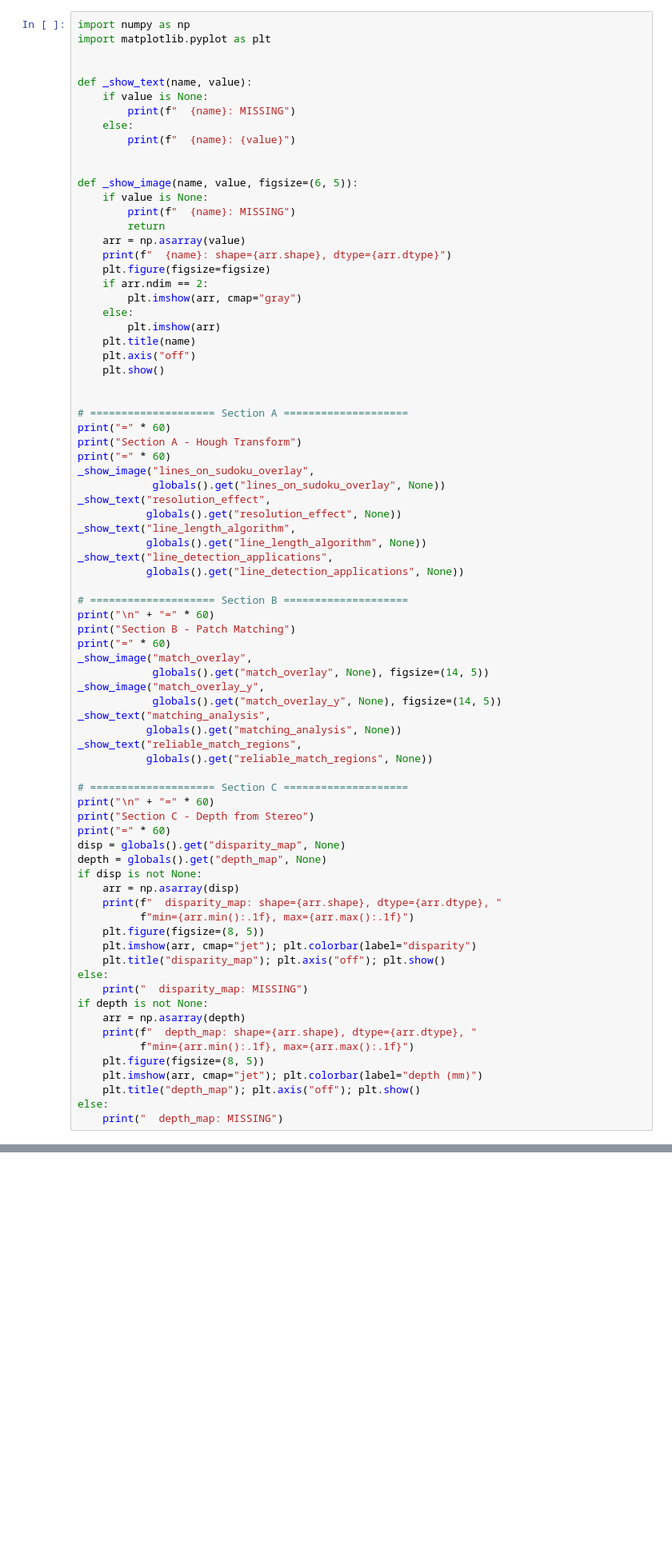
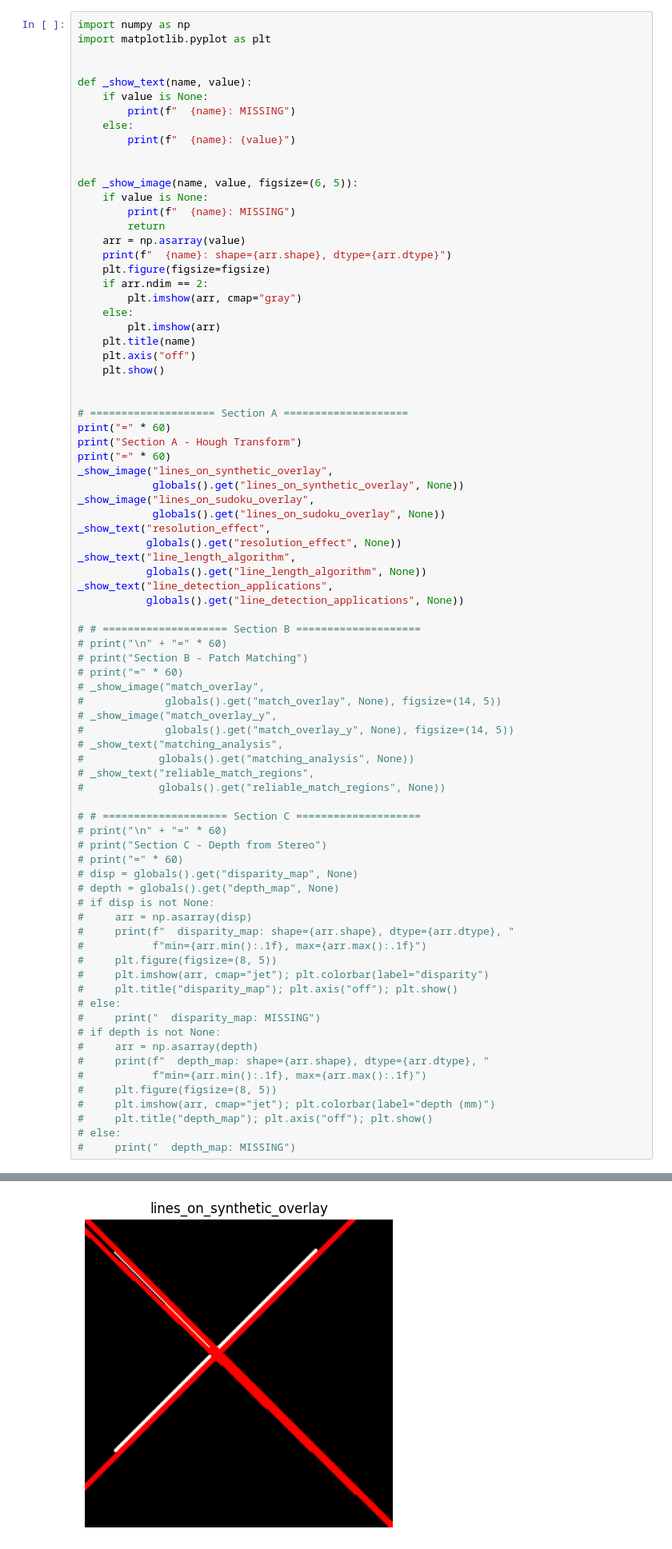
Before and after one commit to shaytanne/runi-cv-hw, a Jupyter notebook: hw2/hw2_ID_ID.ipynb, the cells around one changed output, grey strips where cells are left out. Shown at 80% size. Drawn from its saved outputs; the diff is of its cells as text; blank space fills up the shorter version.

```diff
--- a/hw2/hw2_ID_ID.ipynb
+++ b/hw2/hw2_ID_ID.ipynb
@@ -527,6 +653,8 @@ def _show_image(name, value, figsize=(6, 5)):
 print("=" * 60)
 print("Section A - Hough Transform")
 print("=" * 60)
+_show_image("lines_on_synthetic_overlay",
+            globals().get("lines_on_synthetic_overlay", None))
 _show_image("lines_on_sudoku_overlay",
             globals().get("lines_on_sudoku_overlay", None))
 _show_text("resolution_effect",
@@ -536,40 +664,41 @@ _show_text("line_length_algorithm",
 _show_text("line_detection_applications",
            globals().get("line_detection_applications", None))
 
-# ==================== Section B ====================
-print("\n" + "=" * 60)
-print("Section B - Patch Matching")
-print("=" * 60)
-_show_image("match_overlay",
-            globals().get("match_overlay", None), figsize=(14, 5))
-_show_image("match_overlay_y",
-            globals().get("match_overlay_y", None), figsize=(14, 5))
-_show_text("matching_analysis",
-           globals().get("matching_analysis", None))
-_show_text("reliable_match_regions",
-           globals().get("reliable_match_regions", None))
+# # ==================== Section B ====================
+# print("\n" + "=" * 60)
+# print("Section B - Patch Matching")
+# print("=" * 60)
+# _show_image("match_overlay",
+#             globals().get("match_overlay", None), figsize=(14, 5))
+# _show_image("match_overlay_y",
+#             globals().get("match_overlay_y", None), figsize=(14, 5))
+# _show_text("matching_analysis",
+#            globals().get("matching_analysis", None))
+# _show_text("reliable_match_regions",
+#            globals().get("reliable_match_regions", None))
 
-# ==================== Section C ====================
-print("\n" + "=" * 60)
-print("Section C - Depth from Stereo")
-print("=" * 60)
-disp = globals().get("disparity_map", None)
-depth = globals().get("depth_map", None)
-if disp is not None:
-    arr = np.asarray(disp)
-    print(f"  disparity_map: shape={arr.shape}, dtype={arr.dtype}, "
-          f"min={arr.min():.1f}, max={arr.max():.1f}")
-    plt.figure(figsize=(8, 5))
-    plt.imshow(arr, cmap="jet"); plt.colorbar(label="disparity")
-    plt.title("disparity_map"); plt.axis("off"); plt.show()
-else:
-    print("  disparity_map: MISSING")
-if depth is not None:
-    arr = np.asarray(depth)
-    print(f"  depth_map: shape={arr.shape}, dtype={arr.dtype}, "
-          f"min={arr.min():.1f}, max={arr.max():.1f}")
-    plt.figure(figsize=(8, 5))
-    plt.imshow(arr, cmap="jet"); plt.colorbar(label="depth (mm)")
-    plt.title("depth_map"); plt.axis("off"); plt.show()
-else:
-    print("  depth_map: MISSING")
+# # ==================== Section C ====================
+# print("\n" + "=" * 60)
+# print("Section C - Depth from Stereo")
+# print("=" * 60)
+# disp = globals().get("disparity_map", None)
+# depth = globals().get("depth_map", None)
+# if disp is not None:
+#     arr = np.asarray(disp)
+#     print(f"  disparity_map: shape={arr.shape}, dtype={arr.dtype}, "
+#           f"min={arr.min():.1f}, max={arr.max():.1f}")
+#     plt.figure(figsize=(8, 5))
+#     plt.imshow(arr, cmap="jet"); plt.colorbar(label="disparity")
+#     plt.title("disparity_map"); plt.axis("off"); plt.show()
+# else:
+#     print("  disparity_map: MISSING")
+# if depth is not None:
+#     arr = np.asarray(depth)
+#     print(f"  depth_map: shape={arr.shape}, dtype={arr.dtype}, "
+#           f"min={arr.min():.1f}, max={arr.max():.1f}")
+#     plt.figure(figsize=(8, 5))
+#     plt.imshow(arr, cmap="jet"); plt.colorbar(label="depth (mm)")
+#     plt.title("depth_map"); plt.axis("off"); plt.show()
+# else:
+#     print("  depth_map: MISSING")
+# %% [output]
@@ -575,0 +709 @@ else:
+[figure, added]
```
Also changed, not shown: parts of 7 cells of this notebook, 1 other file.
